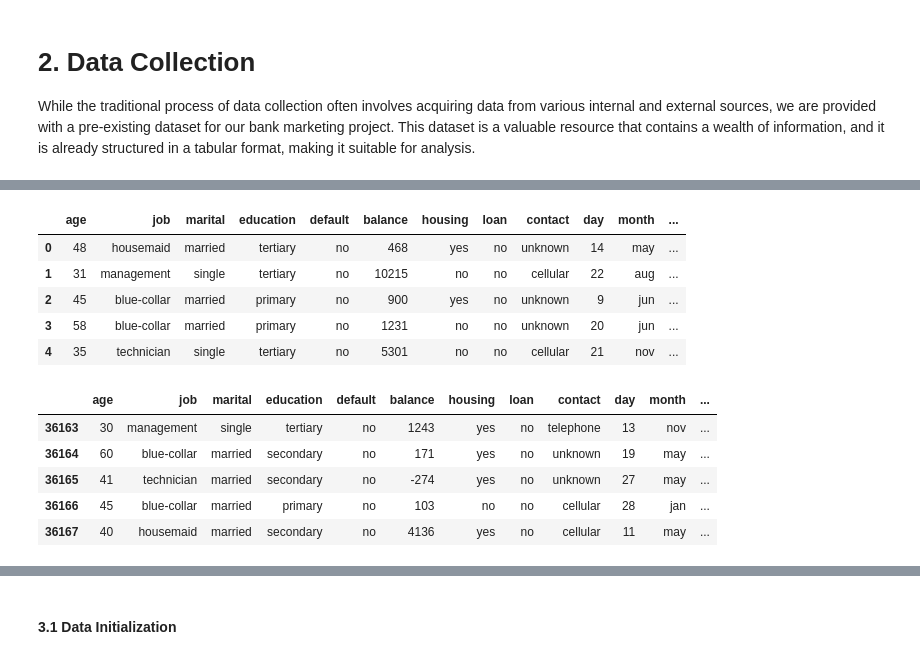
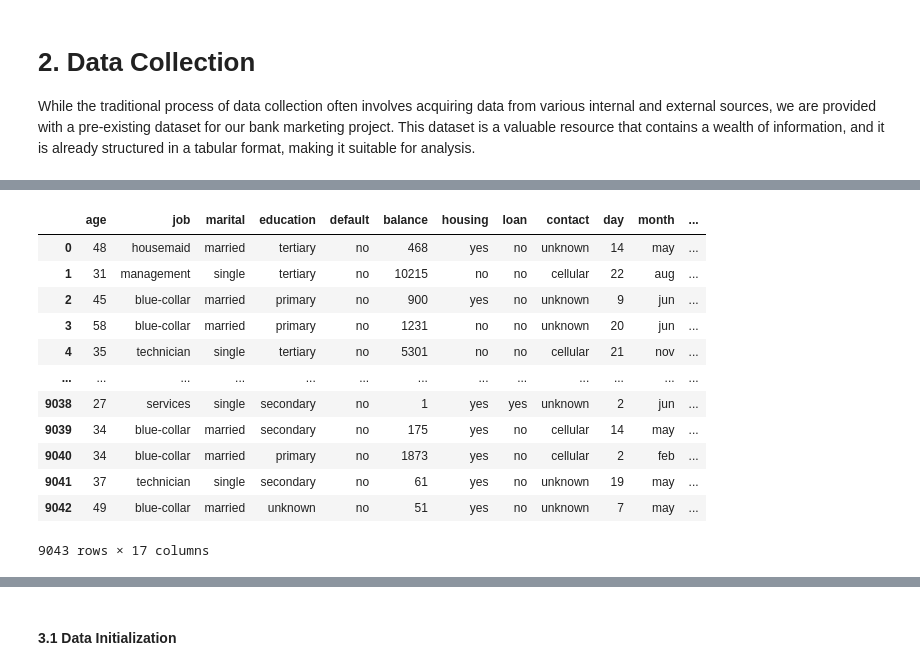
Before and after one commit to yikchungchan/DSA-5101-P1, a Jupyter notebook: DSA5101_project.ipynb, the cells around one changed output, grey strips where cells are left out. Drawn from its saved outputs; the diff is of its cells as text; code cells hidden in the pictures.

```diff
--- a/DSA5101_project.ipynb
+++ b/DSA5101_project.ipynb
@@ -66,18 +81,16 @@ df_train.head()
 # %%
-df_test.head()
+df_test
 # %% [output]
 |  | age | job | marital | education | default | balance | housing | loan | contact | day | month | ... |
 | 0 | 48 | housemaid | married | tertiary | no | 468 | yes | no | unknown | 14 | may | ... |
 | 1 | 31 | management | single | tertiary | no | 10215 | no | no | cellular | 22 | aug | ... |
 | 2 | 45 | blue-collar | married | primary | no | 900 | yes | no | unknown | 9 | jun | ... |
 | 3 | 58 | blue-collar | married | primary | no | 1231 | no | no | unknown | 20 | jun | ... |
 | 4 | 35 | technician | single | tertiary | no | 5301 | no | no | cellular | 21 | nov | ... |
+| ... | ... | ... | ... | ... | ... | ... | ... | ... | ... | ... | ... | ... |
+| 9038 | 27 | services | single | secondary | no | 1 | yes | yes | unknown | 2 | jun | ... |
+| 9039 | 34 | blue-collar | married | secondary | no | 175 | yes | no | cellular | 14 | may | ... |
+| 9040 | 34 | blue-collar | married | primary | no | 1873 | yes | no | cellular | 2 | feb | ... |
+| 9041 | 37 | technician | single | secondary | no | 61 | yes | no | unknown | 19 | may | ... |
+| 9042 | 49 | blue-collar | married | unknown | no | 51 | yes | no | unknown | 7 | may | ... |
+9043 rows × 17 columns
-# %%
-df_train.tail()
-# %% [output]
-|  | age | job | marital | education | default | balance | housing | loan | contact | day | month | ... |
-| 36163 | 30 | management | single | tertiary | no | 1243 | yes | no | telephone | 13 | nov | ... |
-| 36164 | 60 | blue-collar | married | secondary | no | 171 | yes | no | unknown | 19 | may | ... |
-| 36165 | 41 | technician | married | secondary | no | -274 | yes | no | unknown | 27 | may | ... |
-| 36166 | 45 | blue-collar | married | primary | no | 103 | no | no | cellular | 28 | jan | ... |
-| 36167 | 40 | housemaid | married | secondary | no | 4136 | yes | no | cellular | 11 | may | ... |
```
Also changed, not shown: parts of 19 cells of this notebook.
